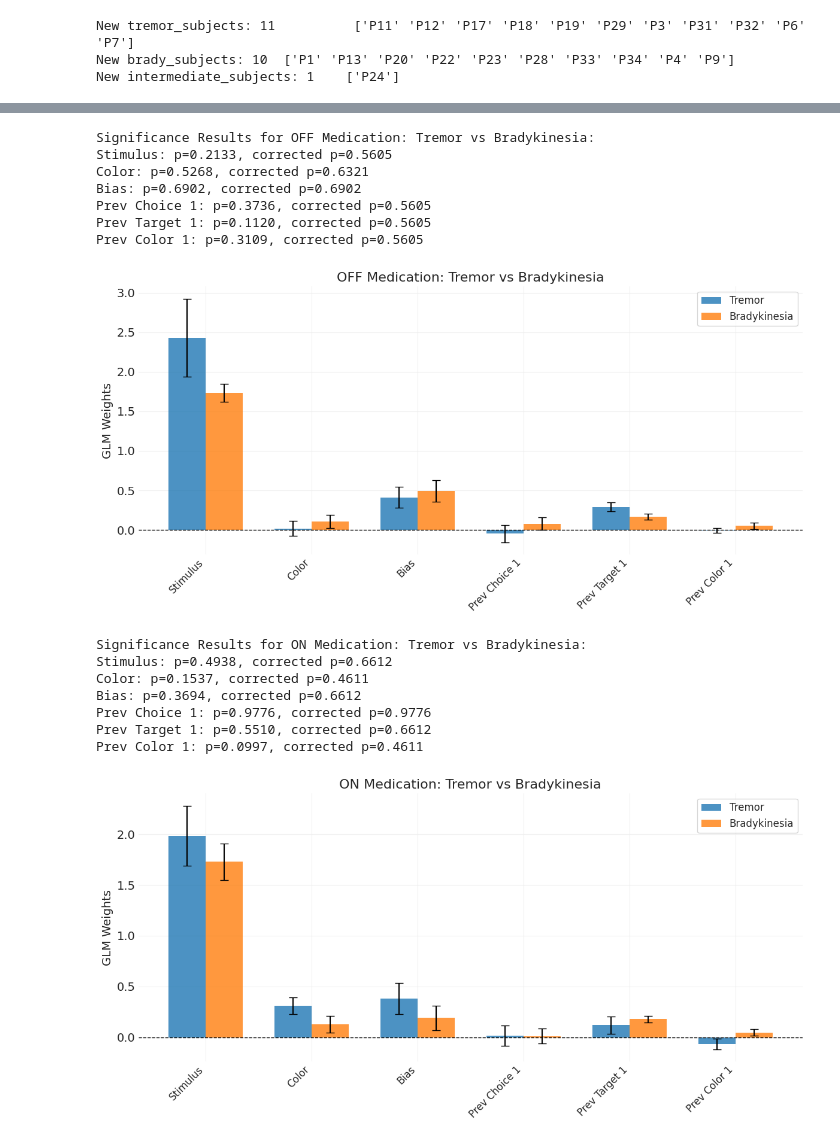
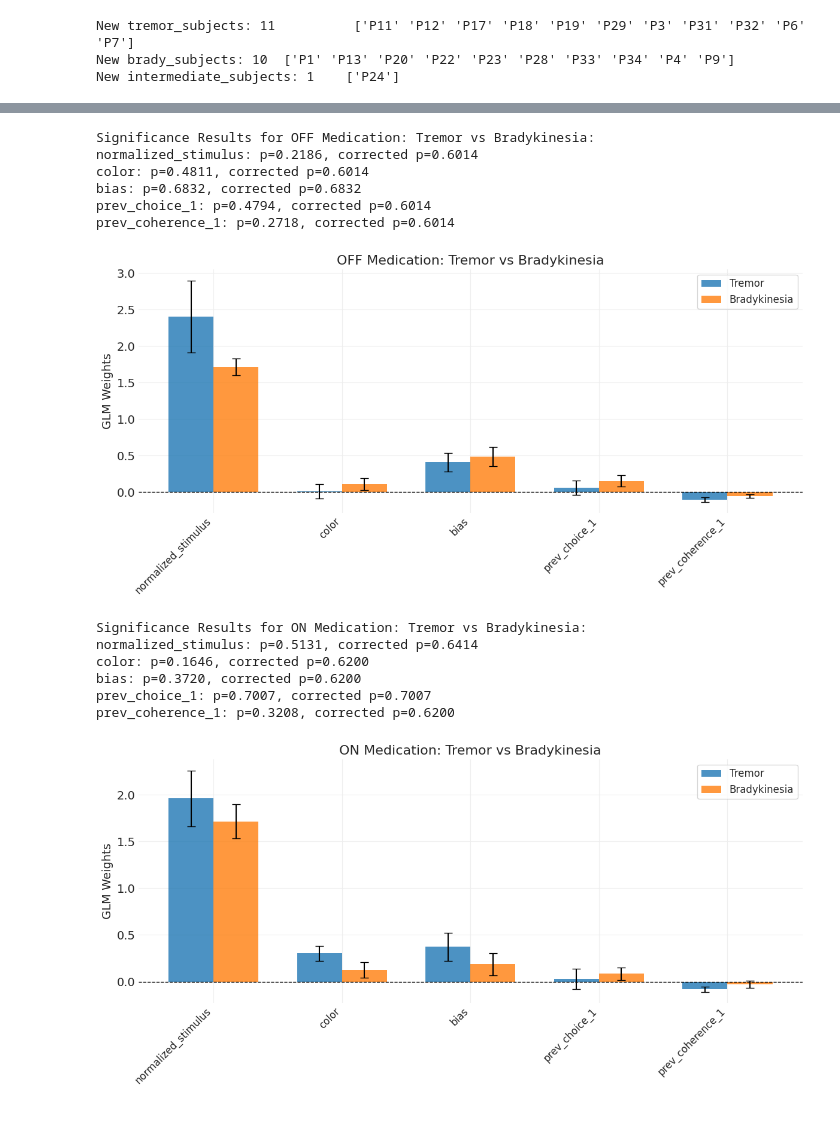
Before and after one commit to vaibrainium/bayesian-priors-in-pd-subtype, a Jupyter notebook: notebooks/2.40-glm-hmm-tremor-vs-brady.ipynb, the cells around one changed output, grey strips where cells are left out. Drawn from its saved outputs; the diff is of its cells as text; code cells hidden in the pictures.

Commit message:
chore: config based glm-hmm fits

```diff
--- a/notebooks/2.40-glm-hmm-tremor-vs-brady.ipynb
+++ b/notebooks/2.40-glm-hmm-tremor-vs-brady.ipynb
@@ -250,6 +247,13 @@ for patient_group in [new_trem_subjects, new_brady_subjects]:
         session_id_on = patient_id + "_ON"
         model_on = on_meds_glm_hmm_final["model"]["models"][session_id_on]
         glm_weights_on = -np.array(model_on.observations.params).reshape(best_state, -1)
+
+        color_column_index = covariates.index("color") if "color" in covariates else None
+        if color_column_index is not None:
+            if glm_weights_on[0, color_column_index] < glm_weights_off[0, color_column_index]:
+                print(f"Warning: For patient {patient_id}, 'color' weight decreased from Off to On medication.")
+
+
         mean_on = np.mean(glm_weights_on, axis=0)
         on_weights_all.append(mean_on)
 
@@ -321,7 +335,7 @@ from scipy.stats import ttest_ind
 from statsmodels.stats.multitest import multipletests
 
 # Define covariate labels
-covariates = ["Stimulus", "Color", "Bias"] + [f"Prev Choice {i + 1}" for i in range(n_trial_back)] + [f"Prev Target {i + 1}" for i in range(n_trial_back)] + [f"Prev Color {i + 1}" for i in range(n_trial_back)]
+covariates = glm_hmm_config["model_features"]
 
 num_covariates = len(covariates)
 
@@ -384,44 +398,42 @@ def plot_group_bar(data1, data2, title, group1_label, group2_label):
     ax.bar(x + width / 2, means2, width, yerr=sem2, capsize=5, label=group2_label, color="#ff7f0e", alpha=0.8)
 
     # Add significance stars
     for idx in range(num_covariates):
         if reject[idx]:
             ax.text(x[idx], max(means1[idx] + sem1[idx], means2[idx] + sem2[idx]) + 0.2, "*", ha="center", va="bottom", fontsize=18, color="red")
 
     ax.set_xticks(x)
     ax.set_xticklabels(covariates, rotation=45, ha="right", fontsize=12)
     ax.set_ylabel("GLM Weights", fontsize=14)
     ax.set_title(title, fontsize=16)
     ax.legend(fontsize=12)
     ax.axhline(0, color="k", linestyle="--", linewidth=1)
 
     plt.tight_layout()
     plt.show()
 
 
 # ----------------------------
 # OFF Medication
 # ----------------------------
 plot_group_bar(off_trem, off_brady, "OFF Medication: Tremor vs Bradykinesia", "Tremor", "Bradykinesia")
 
 # ----------------------------
 # ON Medication
 # ----------------------------
 plot_group_bar(on_trem, on_brady, "ON Medication: Tremor vs Bradykinesia", "Tremor", "Bradykinesia")
 # %% [output]
 Significance Results for OFF Medication: Tremor vs Bradykinesia:
-Stimulus: p=0.2133, corrected p=0.5605
-Color: p=0.5268, corrected p=0.6321
-Bias: p=0.6902, corrected p=0.6902
-Prev Choice 1: p=0.3736, corrected p=0.5605
-Prev Target 1: p=0.1120, corrected p=0.5605
-Prev Color 1: p=0.3109, corrected p=0.5605
+normalized_stimulus: p=0.2186, corrected p=0.6014
+color: p=0.4811, corrected p=0.6014
+bias: p=0.6832, corrected p=0.6832
+prev_choice_1: p=0.4794, corrected p=0.6014
+prev_coherence_1: p=0.2718, corrected p=0.6014
-[figure, old version]
+[figure, new version]
 Significance Results for ON Medication: Tremor vs Bradykinesia:
-Stimulus: p=0.4938, corrected p=0.6612
-Color: p=0.1537, corrected p=0.4611
-Bias: p=0.3694, corrected p=0.6612
-Prev Choice 1: p=0.9776, corrected p=0.9776
-Prev Target 1: p=0.5510, corrected p=0.6612
-Prev Color 1: p=0.0997, corrected p=0.4611
+normalized_stimulus: p=0.5131, corrected p=0.6414
+color: p=0.1646, corrected p=0.6200
+bias: p=0.3720, corrected p=0.6200
+prev_choice_1: p=0.7007, corrected p=0.7007
+prev_coherence_1: p=0.3208, corrected p=0.6200
-[figure, old version]
+[figure, new version]
```
Also changed, not shown: parts of 5 cells of this notebook, 6 other files.
